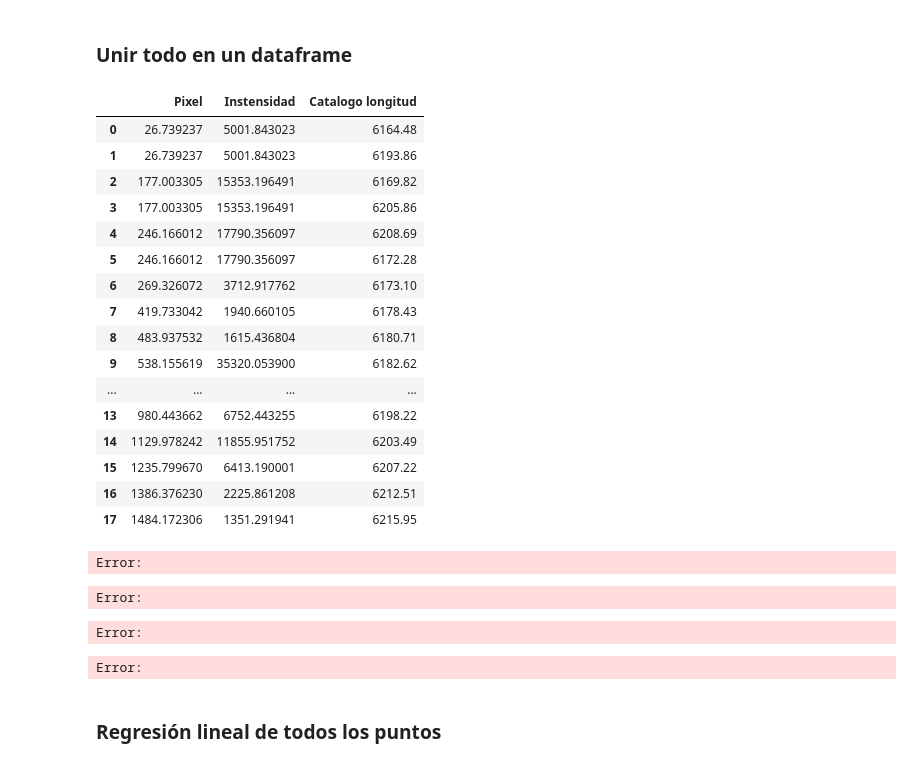
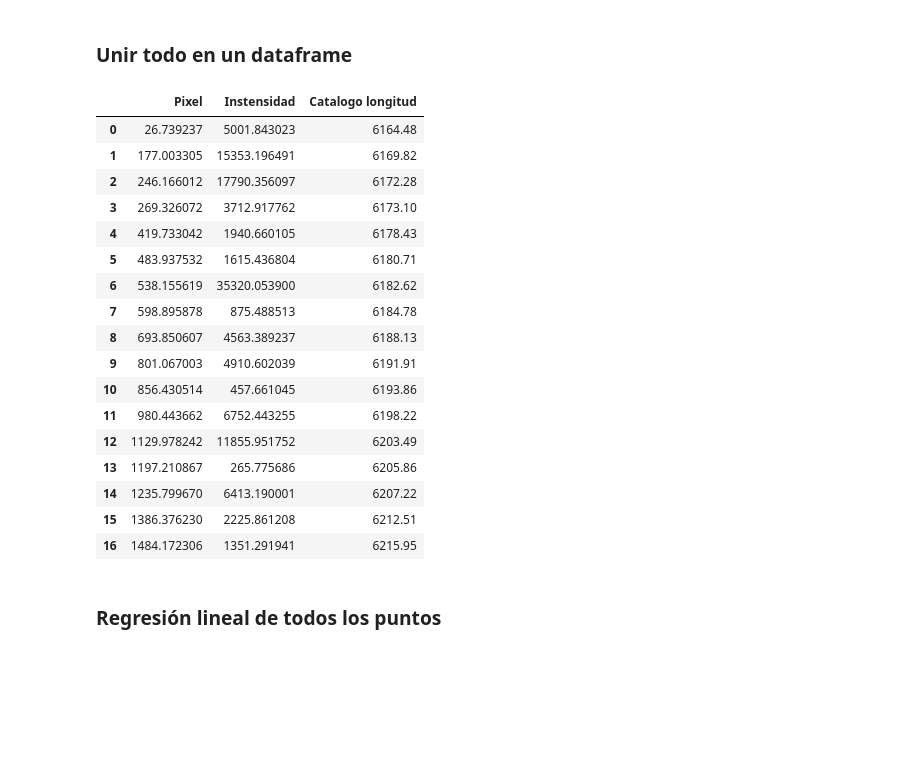
Before and after one commit to ccuellarn/Torium-Operation, a Jupyter notebook: Analisis.ipynb, the cells around one changed output. Drawn from its saved outputs; the diff is of its cells as text; code cells hidden in the pictures; blank space fills up the shorter version.

```diff
--- a/Analisis.ipynb
+++ b/Analisis.ipynb
@@ -164,0 +146,4 @@ Error:
+# %%
+catalog_long_1 = [ 6164.48, 6169.82, 6172.28, 6173.10, 6178.43, 6180.71, 6182.62, 6184.78, 6188.13, 6191.91, 6198.22, 6203.49, 6207.22, 6212.51, 6215.95 ]
+DataFit_1 = MakeDataFrame(len(marker_x),catalog_long_1,index_x, index_y)
+DataFit_1
@@ -208,0 +189,11 @@ Error:
+# %%
+#NO CONFUNDIR, son lineas ya analizadas, es para poder hacer un análisis más detallado a las lineas que por la intensidad toca separarlas del análisis general
+pixsus = [1197,1278,45,666,1043,27,158,177,187,246,269,285,325,420,484,538,599,694,801,932,963,980,1063,1130,1236,1386,1392,1484]
+
+pixel_,intensidad_,marker_x_,marker_y_, index_x_,index_y_,anotaciones_ = DataProcess(r"C:\Users\clauw\Documents\Programming\Torium-Operation\th 6200 orden 2 spec.txt",275,10)
+marker_x_,marker_y_, index_x_,index_y_,anotaciones_ = DataCatalogue(pixsus,marker_x_,marker_y_, index_x_,index_y_,anotaciones_)
+
+catalog_long_2 = [6193.86]
+DataFit_21 = MakeDataFrame(len(marker_x_),catalog_long_2,index_x_,index_y_)
+
+DataFit_21
@@ -208,0 +205,10 @@ Error:
+# %%
+pixsus = [856,1278,45,666,1043,27,158,177,187,246,269,285,325,420,484,538,599,694,801,932,963,980,1063,1130,1236,1386,1392,1484] #lineas ya analizadas
+
+pixel_,intensidad_,marker_x_,marker_y_, index_x_,index_y_,anotaciones_ = DataProcess(r"C:\Users\clauw\Documents\Programming\Torium-Operation\th 6200 orden 2 spec.txt",275,18)
+marker_x_,marker_y_, index_x_,index_y_,anotaciones_ = DataCatalogue(pixsus,marker_x_,marker_y_, index_x_,index_y_,anotaciones_)
+
+catalog_long_2 = [ 6205.86]
+DataFit_22 = MakeDataFrame(len(marker_x_),catalog_long_2,index_x_,index_y_)
+
+DataFit_22
@@ -240,30 +253,27 @@ Error:
 # %% [markdown]
 ### Unir todo en un dataframe
 # %%
-DataFit = pd.concat([DataFit_1,DataFit_2], axis=0).sort_values(by='Pixel', ascending=True, na_position='first').reset_index(drop=True)
+DataFit = pd.concat([DataFit_1,DataFit_21,DataFit_22], axis=0).sort_values(by='Pixel', ascending=True, na_position='first').reset_index(drop=True)
 DataFit
 # %% [output]
 |  | Pixel | Instensidad | Catalogo longitud |
 | 0 | 26.739237 | 5001.843023 | 6164.48 |
-| 1 | 26.739237 | 5001.843023 | 6193.86 |
-| 2 | 177.003305 | 15353.196491 | 6169.82 |
-| 3 | 177.003305 | 15353.196491 | 6205.86 |
-| 4 | 246.166012 | 17790.356097 | 6208.69 |
-| 5 | 246.166012 | 17790.356097 | 6172.28 |
-| 6 | 269.326072 | 3712.917762 | 6173.10 |
-| 7 | 419.733042 | 1940.660105 | 6178.43 |
-| 8 | 483.937532 | 1615.436804 | 6180.71 |
-| 9 | 538.155619 | 35320.053900 | 6182.62 |
-| ... | ... | ... | ... |
-| 13 | 980.443662 | 6752.443255 | 6198.22 |
-| 14 | 1129.978242 | 11855.951752 | 6203.49 |
-| 15 | 1235.799670 | 6413.190001 | 6207.22 |
-| 16 | 1386.376230 | 2225.861208 | 6212.51 |
-| 17 | 1484.172306 | 1351.291941 | 6215.95 |
+| 1 | 177.003305 | 15353.196491 | 6169.82 |
+| 2 | 246.166012 | 17790.356097 | 6172.28 |
+| 3 | 269.326072 | 3712.917762 | 6173.10 |
+| 4 | 419.733042 | 1940.660105 | 6178.43 |
+| 5 | 483.937532 | 1615.436804 | 6180.71 |
+| 6 | 538.155619 | 35320.053900 | 6182.62 |
+| 7 | 598.895878 | 875.488513 | 6184.78 |
+| 8 | 693.850607 | 4563.389237 | 6188.13 |
+| 9 | 801.067003 | 4910.602039 | 6191.91 |
+| 10 | 856.430514 | 457.661045 | 6193.86 |
+| 11 | 980.443662 | 6752.443255 | 6198.22 |
+| 12 | 1129.978242 | 11855.951752 | 6203.49 |
+| 13 | 1197.210867 | 265.775686 | 6205.86 |
+| 14 | 1235.799670 | 6413.190001 | 6207.22 |
+| 15 | 1386.376230 | 2225.861208 | 6212.51 |
+| 16 | 1484.172306 | 1351.291941 | 6215.95 |
-Error:
-Error:
-Error:
-Error:
 # %% [markdown]
 ### Regresión lineal de todos los puntos
 # %%
```
Also changed, not shown: parts of 18 cells of this notebook.
